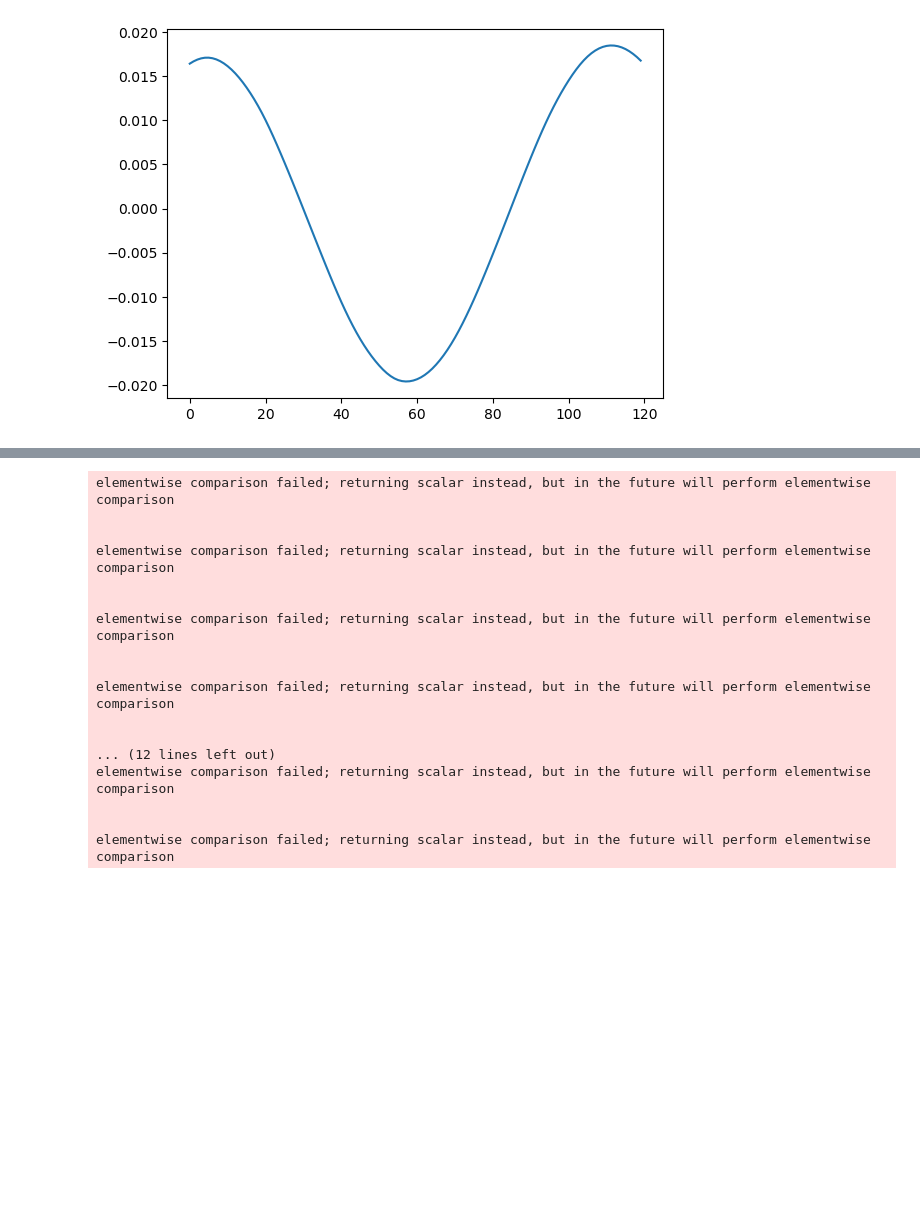
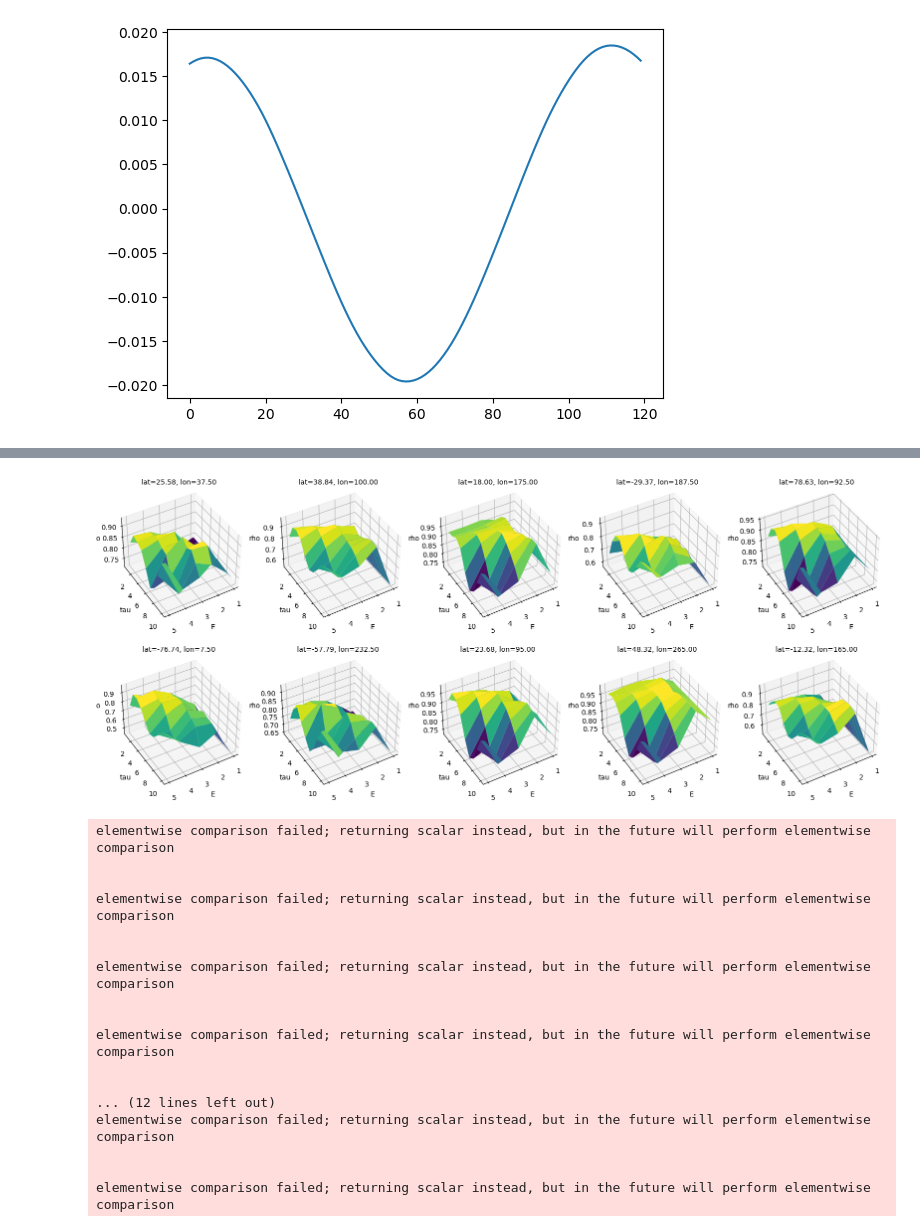
Before and after one commit to Peisong-Zheng/Inso_LGMR, a Jupyter notebook: Find_E_and_tau.ipynb, the cells around one changed output, grey strips where cells are left out. Cells and saved outputs as stored; diff of their text form; code cells hidden in the pictures; blank space fills up the shorter version.

```diff
--- a/Find_E_and_tau.ipynb
+++ b/Find_E_and_tau.ipynb
@@ -67,0 +225,97 @@ plt.plot(df_pre['pre'].values)
+# %%
+import xarray as xr
+import pandas as pd
+import numpy as np
+import random
+import matplotlib.pyplot as plt
+from mpl_toolkits.mplot3d import Axes3D  # required for 3D plotting
+from pyEDM import EmbedDimension
+
+# Assume ds_sat and df_pre are already defined
+# Grab coordinate sizes and time variable
+nlat = ds_sat.sizes["lat"]
+nlon = ds_sat.sizes["lon"]
+ages = ds_sat["age"].values  # time coordinate
+
+# ---------------------------------------------------------------------
+# 1. Randomly select 10 (lat, lon) grid points
+# ---------------------------------------------------------------------
+all_pairs = [(ilat, ilon) for ilat in range(nlat) for ilon in range(nlon)]
+random_pairs = random.sample(all_pairs, 10)  # pick 10 unique (ilat, ilon)
+
+results_list = []  # will store (ilat, ilon, E_axis, Tau_axis, RhoMatrix)
+
+for idx, (ilat, ilon) in enumerate(random_pairs):
+    # Extract local satellite time series
+    sat_ts = ds_sat["sat"].isel(lat=ilat, lon=ilon).values
+
+    df_tmp = pd.DataFrame({
+        "Time": ages,
+        "pre": df_pre["pre"],  # predictor
+        "sat": sat_ts          # target to predict
+    })
+
+    # Prepare a 2D array of shape (5, 10) for E=1..5, tau=1..10
+    RhoMatrix = np.zeros((5, 10))
+
+    # For each tau in 1..10, run EmbedDimension with maxE=5 and Tp=5
+    for tau in range(1, 11):
+        edm_out = EmbedDimension(
+            dataFrame=df_tmp,
+            columns="sat",
+            target="pre",
+            maxE=5,          # evaluate E = 1..5
+            tau=tau,
+            Tp=5,
+            lib="1 120",     # adapt library range if needed
+            pred="1 120",
+            showPlot=False,  # plotting is done via Matplotlib
+        )
+
+        for e_row in edm_out.itertuples():
+            e_val = e_row.E  # E value (1..5)
+            rho_val = e_row.rho
+            RhoMatrix[int(e_val - 1), int(tau - 1)] = rho_val
+
+    # Define axis values for plotting
+    E_axis = np.arange(1, 6)     # E = 1..5
+    Tau_axis = np.arange(1, 11)  # tau = 1..10
+
+    # Save result along with grid point indices
+    results_list.append((ilat, ilon, E_axis, Tau_axis, RhoMatrix))
+
+# ---------------------------------------------------------------------
+# 2. Create a stationary figure with 2 rows x 5 columns of 3D subplots
+# ---------------------------------------------------------------------
+fig = plt.figure(figsize=(20, 8))
+
+for i, (ilat, ilon, E_axis, Tau_axis, RhoMatrix) in enumerate(results_list):
+    ax = fig.add_subplot(2, 5, i+1, projection='3d')
+    # Create meshgrid for surface plotting
+    E_grid, Tau_grid = np.meshgrid(E_axis, Tau_axis, indexing='ij')
+    surf = ax.plot_surface(E_grid, Tau_grid, RhoMatrix, cmap='viridis')
+
+    # Set subplot title with true latitude and longitude values
+    lat_val = ds_sat['lat'].values[ilat]
+    lon_val = ds_sat['lon'].values[ilon]
+    ax.set_title(f"lat={lat_val:.2f}, lon={lon_val:.2f}", fontsize=10)
+
+    # adjust the viewing angle
+    # ax.view_init(elev=20, azim=45)
+
+    # Label the axes
+    ax.set_xlabel("E")
+    ax.set_ylabel("tau")
+    ax.set_zlabel("rho")
+
+    # -----------------------------------------------------------------
+    # 3. Change the viewing angle (camera) of the subplot:
+    # Use view_init(elev, azim) to set elevation and azimuth angles.
+    # Adjust these values to your preferred perspective.
+    # -----------------------------------------------------------------
+    ax.view_init(elev=40, azim=60)
+
+# Adjust layout to ensure axis labels are not overlapped
+# plt.tight_layout()
+plt.show()
+# %% [output]
@@ -68,3 +339,4 @@ plt.plot(df_pre['pre'].values)
+[figure, added]
 # %%
 import xarray as xr
 import pandas as pd
```
Also changed, not shown: parts of 9 cells of this notebook.
